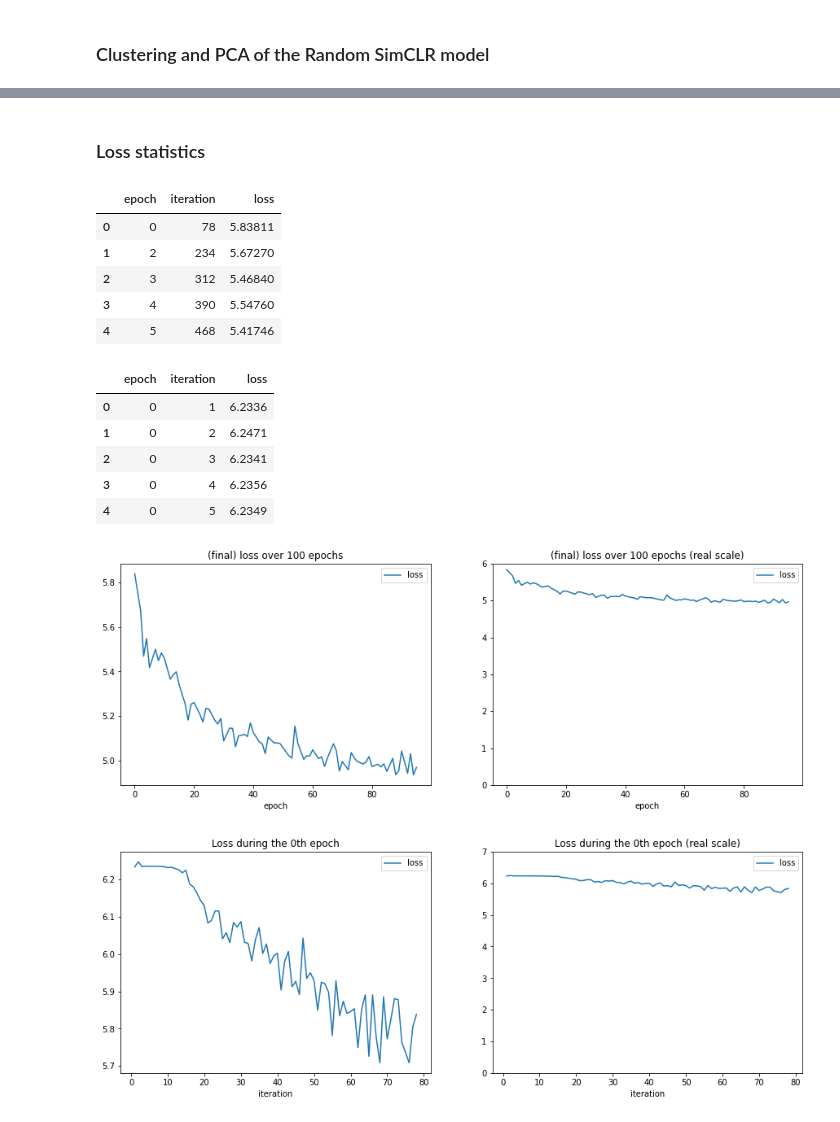
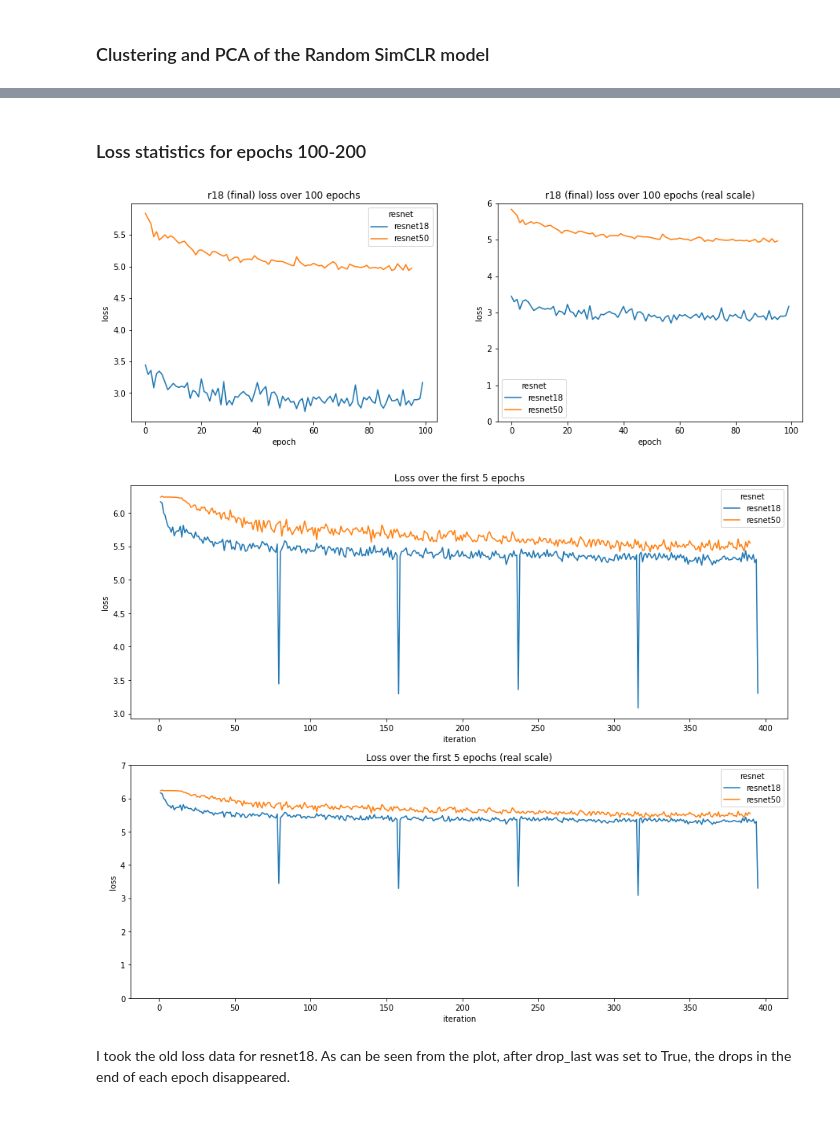
Before and after one commit to AlinaGodun/dcl_b, a Jupyter notebook: ResNet50_Analysis.ipynb, the cells around one changed output, grey strips where cells are left out. Cells and saved outputs as stored; diff of their text form; code cells hidden in the pictures.

Commit message:
added more statistics;  added pics used by trainloader; resnet50 covered; fixed stat csv output

```diff
--- a/ResNet50_Analysis.ipynb
+++ b/ResNet50_Analysis.ipynb
@@ -153,3 +94,8 @@ testloader = torch.utils.data.DataLoader(test_data,
 # %%
 colors_classes = {i: color_class for i, color_class in zip(range(len(test_data.classes)), test_data.classes)}
+# %%
+iterations = [100,200]
+resnets = [18,50]
+nmis = {}
+pcas = {}
 # %%
@@ -178,0 +146,7 @@ sns.scatterplot(x=reduced_data[:,0], y=reduced_data[:,1], hue=lable_classes, s=7
+# %%
+fig, axes = plt.subplots(2,2, figsize=(15,15))
+axes = axes.flatten()
+
+for i, ver in enumerate(nmis.keys()):
+    axes[i].set_title(f'SimCLR {ver} Kmeans NMI: {nmis[ver]:.4f}')
+    sns.scatterplot(ax=axes[i], x=pcas[ver][:,0], y=pcas[ver][:,1], hue=lable_classes, s=7, palette='viridis')
@@ -179,23 +155,8 @@ sns.scatterplot(x=reduced_data[:,0], y=reduced_data[:,1], hue=lable_classes, s=7
 # %% [markdown]
-### Loss statistics
+### Loss statistics for epochs 100-200
 # %%
-epochs = pd.read_csv("stats/epoch_stat_r50_100.csv", delimiter=',')
-iteration = pd.read_csv("stats/iteration_stat_r50_100.csv", delimiter=',')
+iteration_r18 = pd.read_csv("stats/iteration_stat_r18_100.csv", delimiter=',')
+iteration_r50 = pd.read_csv("stats/iteration_stat_r50_100.csv", delimiter=',')
+iteration_r18['resnet'] = 'resnet18'
+iteration_r50['resnet'] = 'resnet50'
+iterations = pd.concat([iteration_r18, iteration_r50], ignore_index=True)
-# %%
-epochs.head()
-# %% [output]
-|  | epoch | iteration | loss |
-| 0 | 0 | 78 | 5.83811 |
-| 1 | 2 | 234 | 5.67270 |
-| 2 | 3 | 312 | 5.46840 |
-| 3 | 4 | 390 | 5.54760 |
-| 4 | 5 | 468 | 5.41746 |
-# %%
-iteration.head()
-# %% [output]
-|  | epoch | iteration | loss |
-| 0 | 0 | 1 | 6.2336 |
-| 1 | 0 | 2 | 6.2471 |
-| 2 | 0 | 3 | 6.2341 |
-| 3 | 0 | 4 | 6.2356 |
-| 4 | 0 | 5 | 6.2349 |
@@ -202,18 +173,22 @@ iteration.head()
 # %%
-def make_plots(df, x, y, kind, figsize, title, ylim, nrows=1, ncolumns=2):
+def make_plots(df, x, y, hue, kind, figsize, title, ylim, nrows=1, ncolumns=2):
     fig, axes = plt.subplots(nrows,ncolumns,figsize=figsize)
     axes[0].set_title(title)
-    df.plot(ax = axes[0], x=x, y=y, kind=kind)
+    sns.lineplot(ax=axes[0],data=df, x=x, y=y, hue=hue)
     axes[1].set_title(f'{title} (real scale)')
-    df.plot(ax = axes[1], x=x, y=y, kind=kind, ylim=ylim)
+    sns.lineplot(ax=axes[1],data=df, x=x, y=y, hue=hue)
+    axes[1].set(ylim=ylim)
 # %%
-make_plots(df=epochs, x='epoch', y='loss', kind='line', ylim=(0,6), figsize=(15,5),
-           title='(final) loss over 100 epochs')
+make_plots(df=epochs, x='epoch', y='loss', hue='resnet', kind='line', ylim=(0,6), figsize=(15,5),
+           title='r18 (final) loss over 100 epochs')
 # %% [output]
-[figure, old version]
+[figure, new version]
 # %%
-make_plots(df=iteration[iteration.epoch==0], x='iteration', y='loss', kind='line', ylim=(0,7), figsize=(15,5),
-           title='Loss during the 0th epoch')
+make_plots(df=iterations[iterations.epoch<5], x='iteration', y='loss', hue='resnet', kind='line',
+           ylim=(0,7), figsize=(15,12),
+           nrows=2, ncolumns=1, title='Loss over the first 5 epochs')
 # %% [output]
-[figure, old version]
+[figure, new version]
+# %% [markdown]
+I took the old loss data for resnet18. As can be seen from the plot, after drop_last was set to True, the drops in the end of each epoch disappeared.
 # %%
```
Also changed, not shown: parts of 14 cells of this notebook, 8 other files.
